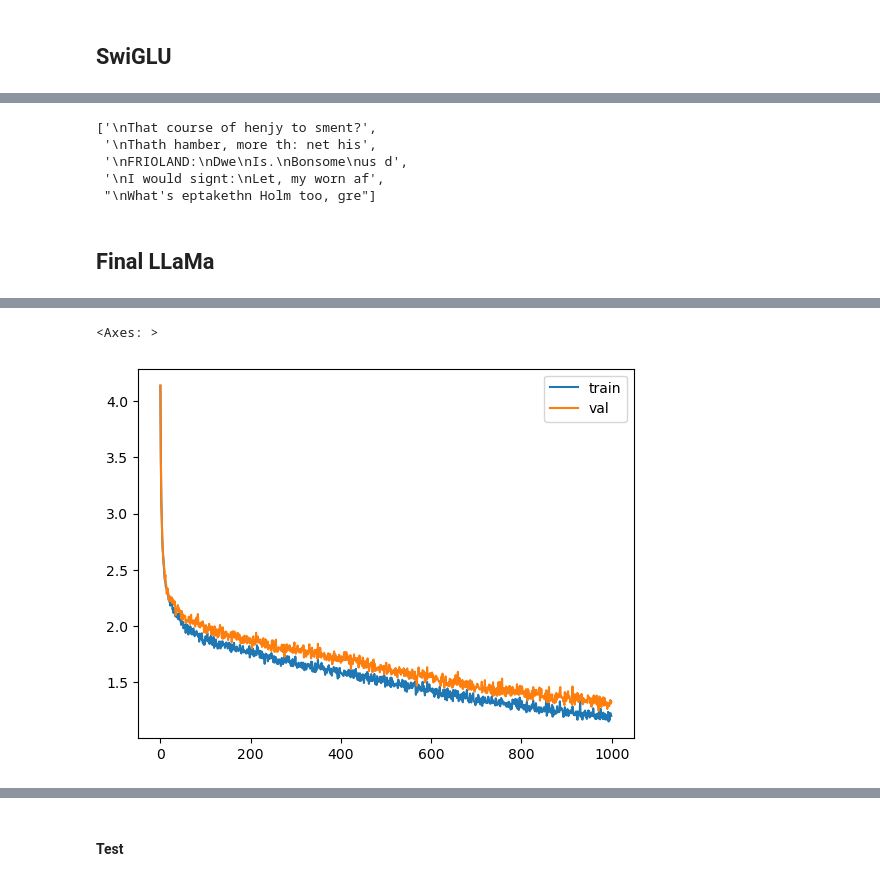
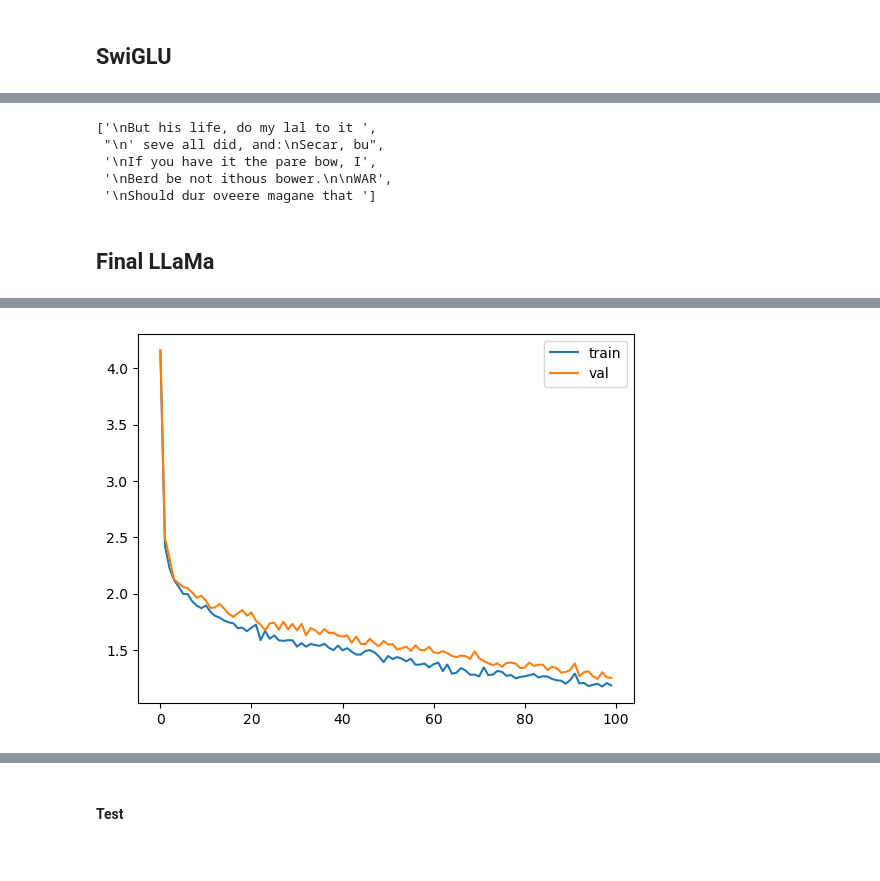
Before and after one commit to geesimon/wheels, a Jupyter notebook: LLAMA.ipynb, the cells around one changed output, grey strips where cells are left out. Drawn from its saved outputs; the diff is of its cells as text; code cells hidden in the pictures.

```diff
--- a/LLAMA.ipynb
+++ b/LLAMA.ipynb
@@ -139,7 +139,7 @@ model params: 33217
 # %%
 MASTER_CONFIG.update({
     'epochs': 1000,
-    'log_interval': 10,
+    'log_interval': 100,
     'batch_size': 32,
 })
 model = SimpleBrokenModel(MASTER_CONFIG)
@@ -510,7 +510,6 @@ model params: 559681
 # %%
 MASTER_CONFIG.update({
     "epochs": 5000,
-    "log_interval": 10,
 })
 train(model, optimizer,print_logs=True)
 # %% [output]
@@ -631,11 +630,11 @@ validation loss:  1.8604537010192872
 # %%
 generate(model, config=MASTER_CONFIG)
 # %% [output]
-['\nThat course of henjy to sment?',
- '\nThath hamber, more th: net his',
- '\nFRIOLAND:\nDwe\nIs.\nBonsome\nus d',
- '\nI would signt:\nLet, my worn af',
- "\nWhat's eptakethn Holm too, gre"]
+['\nBut his life, do my lal to it ',
+ "\n' seve all did, and:\nSecar, bu",
+ '\nIf you have it the pare bow, I',
+ '\nBerd be not ithous bower.\n\nWAR',
+ '\nShould dur oveere magane that ']
 # %% [markdown]
 ## Final LLaMa
 # %%
@@ -693,12 +692,20 @@ class Llama(nn.Module):
             return logits, loss
 # %%
 MASTER_CONFIG.update({
+    'epochs': 10000,
+    'batch_size': 32,
+    'd_model': 128,
+    'n_heads': 8,
     'n_layers': 4,
-    'epochs': 10000,
+    'context_window': 16,
+    "log_interval": 100,
 })
 
 llama = Llama(MASTER_CONFIG)
 optimizer = torch.optim.Adam(llama.parameters())
 train(llama, optimizer, config=MASTER_CONFIG,print_logs=True)
+
+print(generate(llama, MASTER_CONFIG, 500)[0])
+torch.save({'model_state_dict': llama.state_dict()}, "./checkpoint/llama.pth")
 # %% [output]
 model params: 2370241
@@ -721,2 +728 @@ validation loss:  1.3287660002708435
-<Axes: >
-[figure, old version]
+[figure, new version]
```
Also changed, not shown: parts of 15 cells of this notebook, 3 other files.
